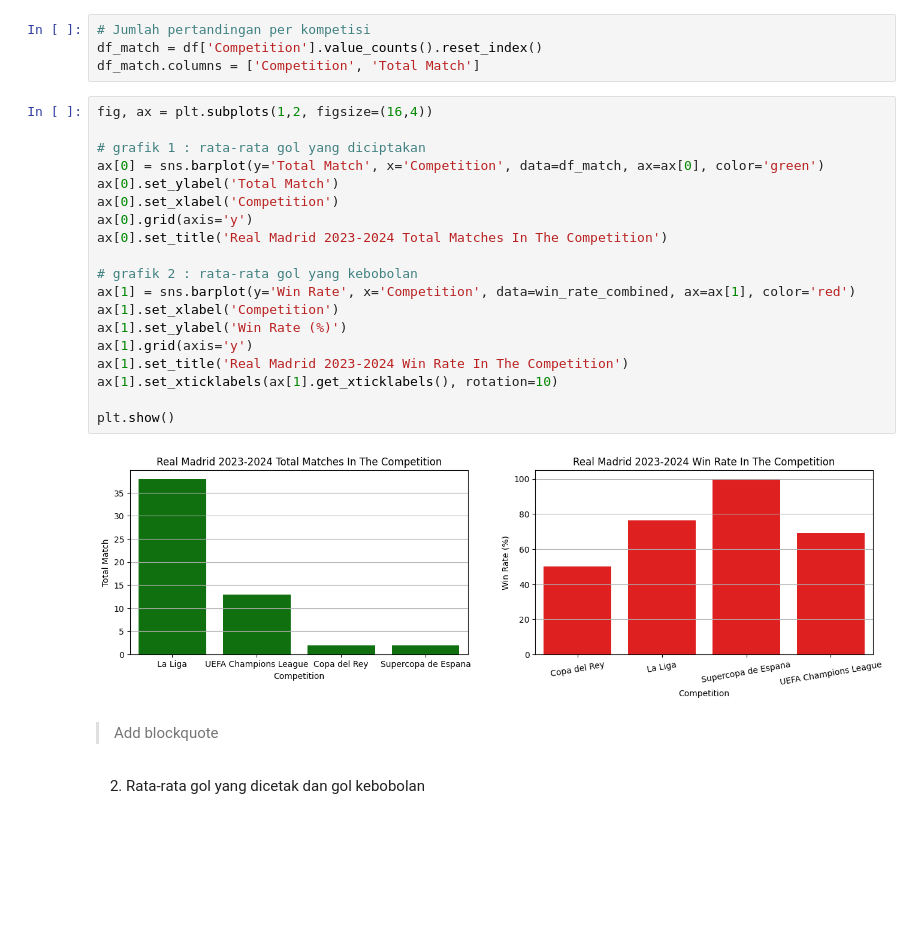
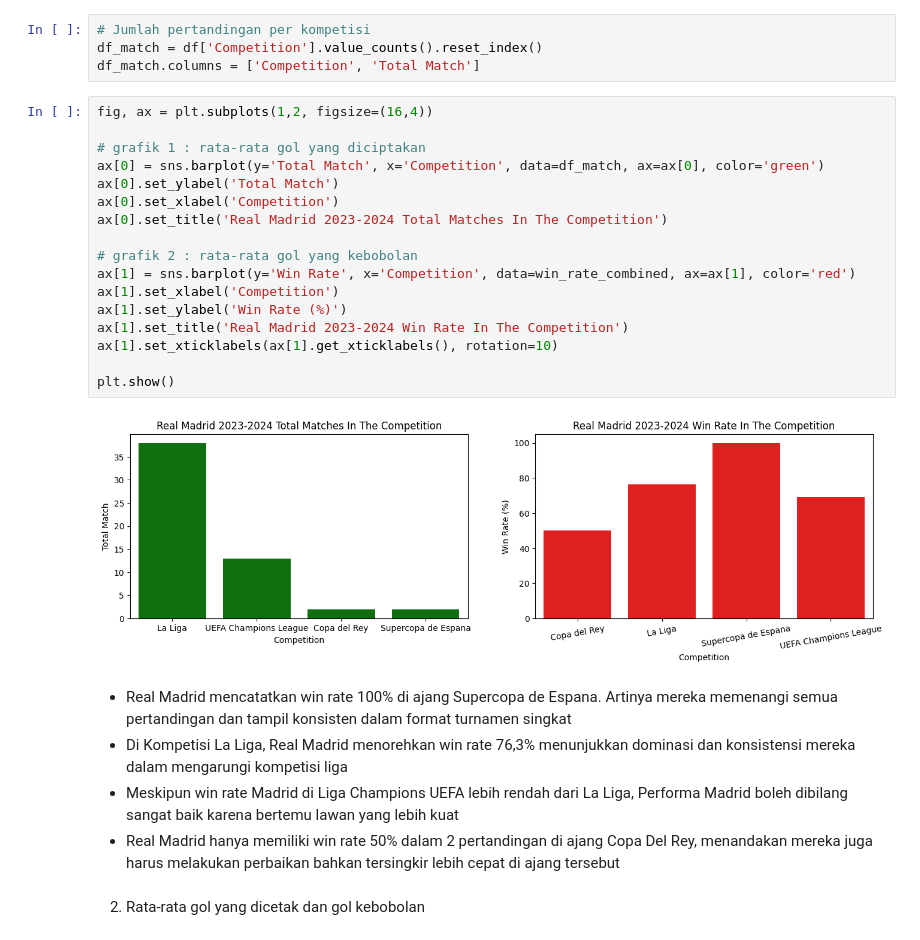
Before and after one commit to HeavyCrow1203/Analysis-Of-Real-Madrid-Performance, a Jupyter notebook: Real_Madrid_Performance_season_2023_2024.ipynb, the cells around one changed output. Drawn from its saved outputs; the diff is of its cells as text; blank space fills up the shorter version.

```diff
--- a/Real_Madrid_Performance_season_2023_2024.ipynb
+++ b/Real_Madrid_Performance_season_2023_2024.ipynb
@@ -184,28 +184,27 @@ df_match.columns = ['Competition', 'Total Match']
 # %%
 fig, ax = plt.subplots(1,2, figsize=(16,4))
 
 # grafik 1 : rata-rata gol yang diciptakan
 ax[0] = sns.barplot(y='Total Match', x='Competition', data=df_match, ax=ax[0], color='green')
 ax[0].set_ylabel('Total Match')
 ax[0].set_xlabel('Competition')
-ax[0].grid(axis='y')
 ax[0].set_title('Real Madrid 2023-2024 Total Matches In The Competition')
 
 # grafik 2 : rata-rata gol yang kebobolan
 ax[1] = sns.barplot(y='Win Rate', x='Competition', data=win_rate_combined, ax=ax[1], color='red')
 ax[1].set_xlabel('Competition')
 ax[1].set_ylabel('Win Rate (%)')
-ax[1].grid(axis='y')
 ax[1].set_title('Real Madrid 2023-2024 Win Rate In The Competition')
 ax[1].set_xticklabels(ax[1].get_xticklabels(), rotation=10)
 
 plt.show()
 # %% [output]
-[figure, old version]
+[figure, new version]
-# %% [markdown]
-
-
-> Add blockquote
+# %% [markdown]
+- Real Madrid mencatatkan win rate 100% di ajang Supercopa de Espana. Artinya mereka memenangi semua pertandingan dan tampil konsisten dalam format turnamen singkat
+- Di Kompetisi La Liga, Real Madrid menorehkan win rate 76,3% menunjukkan dominasi dan konsistensi mereka dalam mengarungi kompetisi liga
+- Meskipun win rate Madrid di Liga Champions UEFA lebih rendah dari La Liga, Performa Madrid boleh dibilang sangat baik karena bertemu lawan yang lebih kuat
+- Real Madrid hanya memiliki win rate 50% dalam 2 pertandingan di ajang Copa Del Rey, menandakan mereka juga harus melakukan perbaikan bahkan tersingkir lebih cepat di ajang tersebut
 # %% [markdown]
 2. Rata-rata gol yang dicetak dan gol kebobolan
 # %%
```
Also changed, not shown: parts of 10 cells of this notebook.
